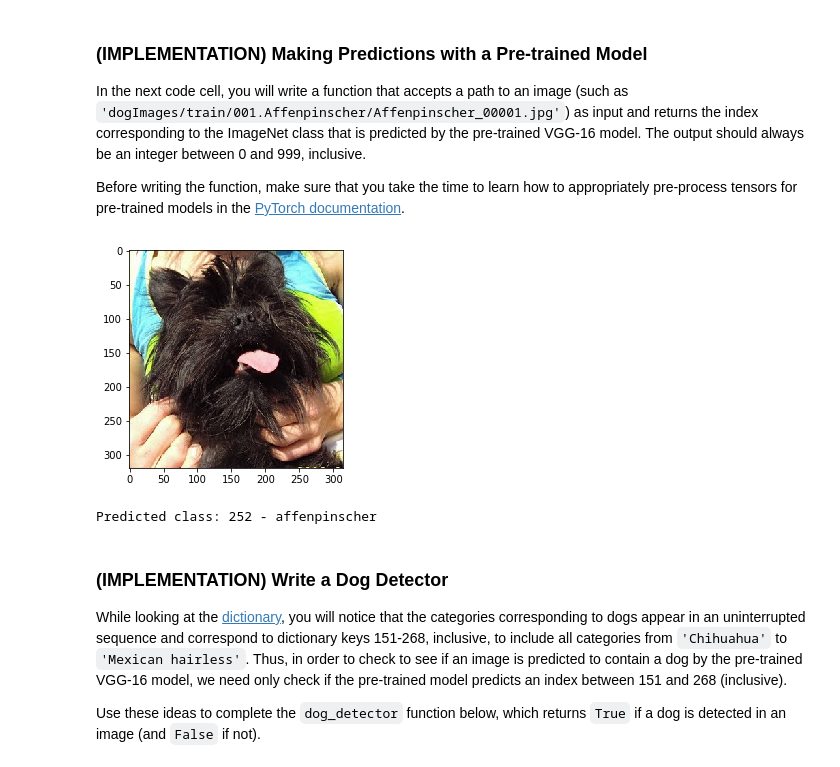
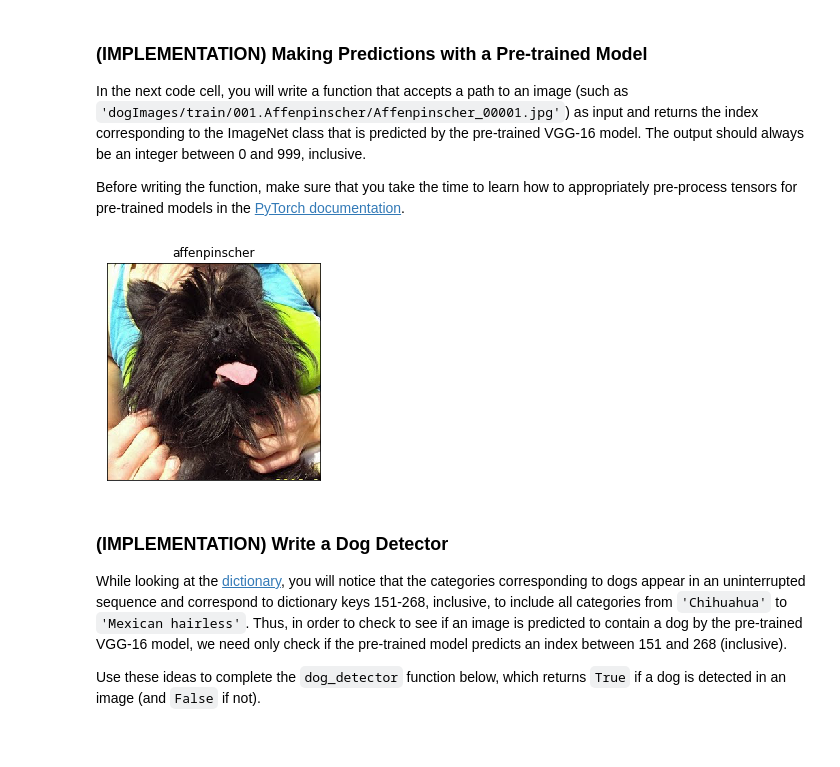
Before and after one commit to mirceast/cnn-dog-breed-classifier, a Jupyter notebook: dog_app.ipynb, the cells around one changed output. Cells and saved outputs as stored; diff of their text form; code cells hidden in the pictures.

Commit message:
updated dog_app, from_scratch, added imagenet class labels

```diff
--- a/dog_app.ipynb
+++ b/dog_app.ipynb
@@ -211,66 +219,65 @@ Before writing the function, make sure that you take the time to learn  how to a
 # %%
 def im_convert(tensor):
     """ Display a tensor as an image. """
-
     image = tensor.to("cpu").clone().detach()
     image = image.numpy().squeeze()
     image = image.transpose(1,2,0)
     image = image * np.array((0.229, 0.224, 0.225)) + np.array((0.485, 0.456, 0.406))
     image = image.clip(0, 1)
+    return image
 
-    return image
+def show_image_from_path(img_path, title = None):
+    img = cv2.cvtColor(cv2.imread(img_path), cv2.COLOR_BGR2RGB)
+    plt.imshow(img)
+    plt.gca().set_xticks([])
+    plt.gca().set_yticks([])
+    if title is not None:
+        plt.gca().set_title(title)
+    plt.show()
 # %%
 from PIL import Image
 import torchvision.transforms as transforms
 import json
 from PIL import ImageFile
 ImageFile.LOAD_TRUNCATED_IMAGES = True
 
 class_idx = json.load(open("imagenet_class_index.json"))
 idx2label = [class_idx[str(k)][1] for k in range(len(class_idx))]
 
-def model_predict(model,img_path,size = 224):
+def model_predict(img_path, model, device):
     '''
     Use pre-trained VGG-16 model to obtain index corresponding to
     predicted ImageNet class for image at specified path
 
     Args:
         img_path: path to an image
 
     Returns:
         Index corresponding to VGG-16 model's prediction
     '''
-
     ## TODO: Complete the function.
     ## Load and pre-process an image from the given img_path
     ## Return the *index* of the predicted class for that image
     image = Image.open(img_path).convert('RGB')
+    # To avoid changing the aspect ratio of the image we can use the FiveCrop transform, which returns the center and the
+    # corner crops. Five outputs are calculated and then averaged.
+    in_transform = transforms.Compose([
+                        transforms.Resize(img_short_side_resize),
+                        transforms.FiveCrop(img_input_size),
+                        transforms.Lambda(lambda crops: torch.stack([transforms.Compose([
+                    transforms.ToTensor(),transforms.Normalize(mean = norm_mean, std = norm_std)])(crop) for crop in crops]))])
 
-    in_transform = transforms.Compose([
-                        transforms.Resize((size,size)),
-                        transforms.ToTensor(),
-                        transforms.Normalize((0.485, 0.456, 0.406),
-                                             (0.229, 0.224, 0.225))])
+    output = torch.argmax(model(in_transform(image).to(device)).mean(0))
 
-    image = in_transform(image)[:3,:,:].unsqueeze(0)
-    if next(model.parameters()).is_cuda:
-        image = image.to(device)
-#     print(image.shape)
-    output = torch.argmax(model(image))
+    return output.to("cpu").item() # predicted class index
 
-    del image
-
-    return output.to("cpu").item(), idx2label[output] # predicted class index
 
 test_image = dog_files_short[0]
-img = cv2.cvtColor(cv2.imread(test_image), cv2.COLOR_BGR2RGB)
-plt.imshow(img)
-plt.show()
-out, label = model_predict(VGG16,test_image)
-print(f"Predicted class: {out} - {label}")
+pred = model_predict(test_image, VGG16, device)
+pred = model_predict(test_image, resnet152, device)
+show_image_from_path(test_image, title = idx2label[pred])
 # %% [output]
-[figure, old version]
+[figure, new version]
-Predicted class: 252 - affenpinscher
 # %% [markdown]
 ### (IMPLEMENTATION) Write a Dog Detector
 
```
Also changed, not shown: parts of 28 cells of this notebook, 2 other files.
